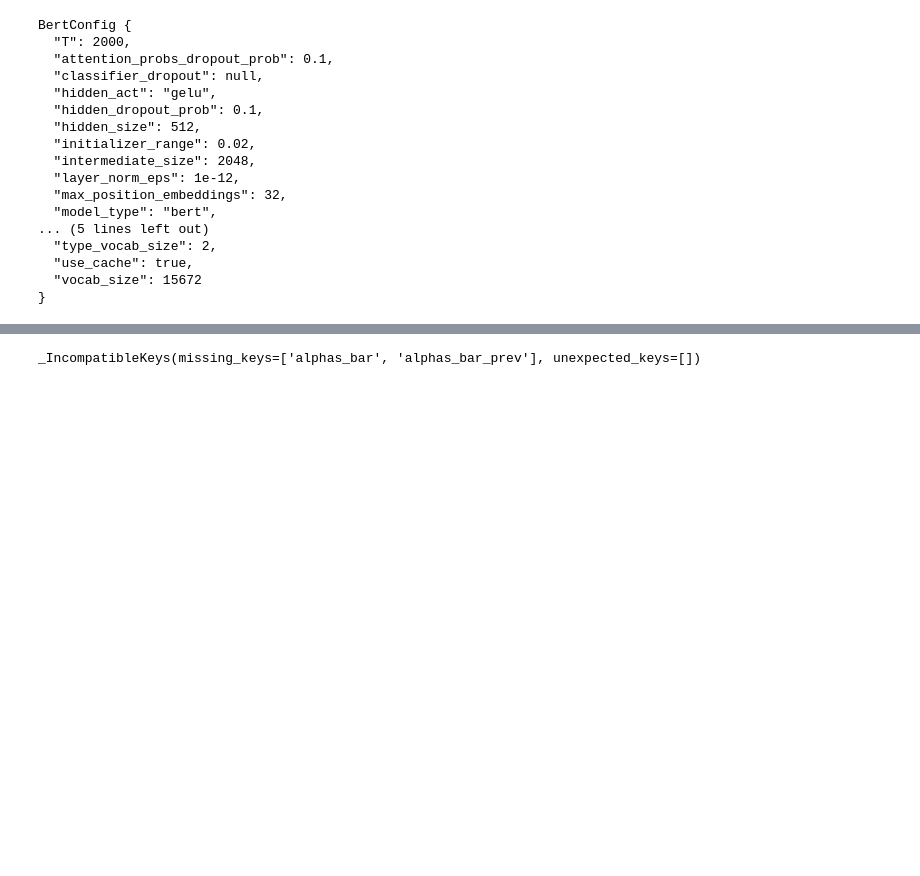
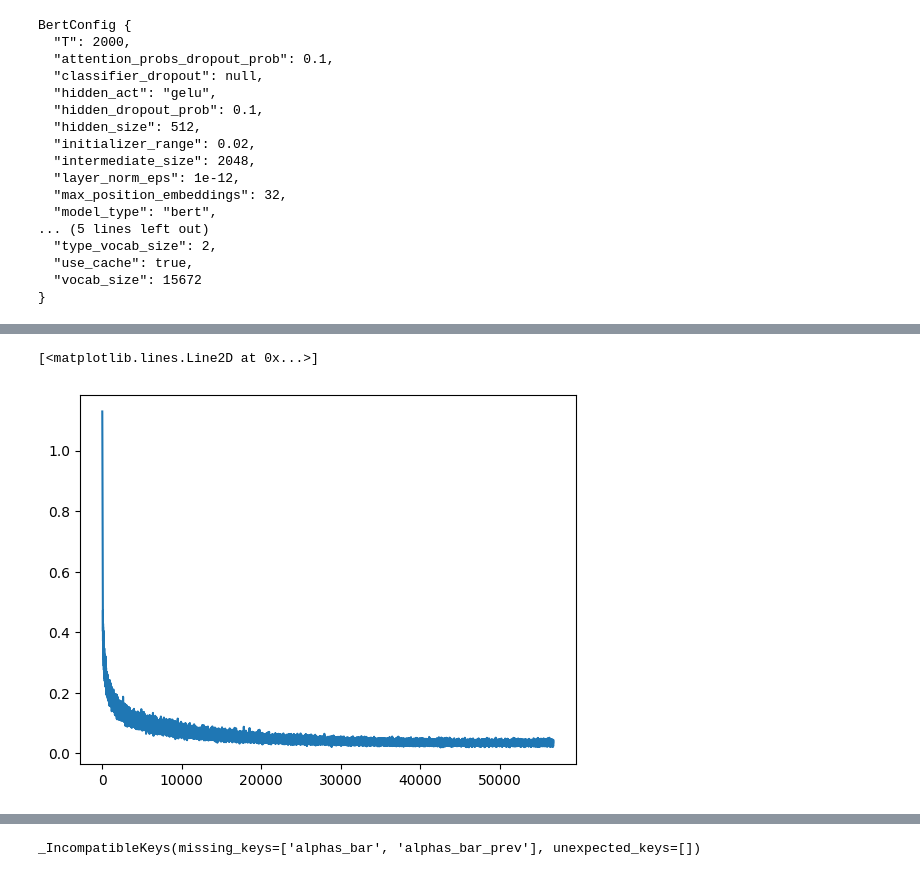
Before and after one commit to SJTUHCL10/DiffusionNLG, a Jupyter notebook: condition_gen.ipynb, the cells around one changed output, grey strips where cells are left out. Drawn from its saved outputs; the diff is of its cells as text; code cells hidden in the pictures; blank space fills up the shorter version.

```diff
--- a/condition_gen.ipynb
+++ b/condition_gen.ipynb
@@ -93,7 +94,17 @@ BertConfig {
   "vocab_size": 15672
 }
 # %%
-diffusion_model = ConditionalDiffusionLM(config=config, betas=betas, use_shared_weight=True, lm_head_bias=False, add_emb_noise=False, conditional_gen=True, encoder_type=encoder_type, encoder_name_or_path='bert-base-uncased', emb_type='bit').to(device)
+diffusion_model = ConditionalDiffusionLM(
+    config=config,
+    betas=betas,
+    use_shared_weight=True,
+    lm_head_bias=False,
+    add_emb_noise=False,
+    conditional_gen=True,
+    encoder_type=encoder_type,
+    encoder_name_or_path='bert-base-uncased',
+    emb_type='learned',
+).to(device)
 
 print("Diffusion model #parameters:")
 print(sum([p.numel() for p in diffusion_model.parameters()]))
@@ -110,12 +121,3 @@ Diffusion model #trainable parameters
 # %%
 optimizer = torch.optim.AdamW(filter(lambda p:p.requires_grad, diffusion_model.parameters()), lr=lr, weight_decay=weight_decay)
 scheduler = get_cosine_schedule_with_warmup(optimizer=optimizer, num_warmup_steps=num_warmup_steps, num_training_steps=num_epoch*len(train_dataloader))
-# %%
-# train loop
-loss_terms_dict_lst = []
-progress_bar = tqdm(range(num_epoch*len(train_dataloader)))
-
-for epoch in range(num_epoch):
-    print("epoch:",epoch+1)
-    loss_terms_dict_lst.append(train_conditional(diffusion_model=diffusion_model, dataloader=train_dataloader, optimizer=optimizer, scheduler=scheduler ,progress_bar=progress_bar ,verbose=True))
-    evaluate_conditional(diffusion_model=diffusion_model, dataloader=eval_dataloader,)
@@ -121,0 +265,6 @@ for epoch in range(num_epoch):
+# %%
+plt.plot(loss_terms_dict['mse'])
+# plt.ylim((0, 0.1))
+# %% [output]
+[<matplotlib.lines.Line2D at 0x...>]
+[figure, added]
```
Also changed, not shown: parts of 7 cells of this notebook, 4 other files.
